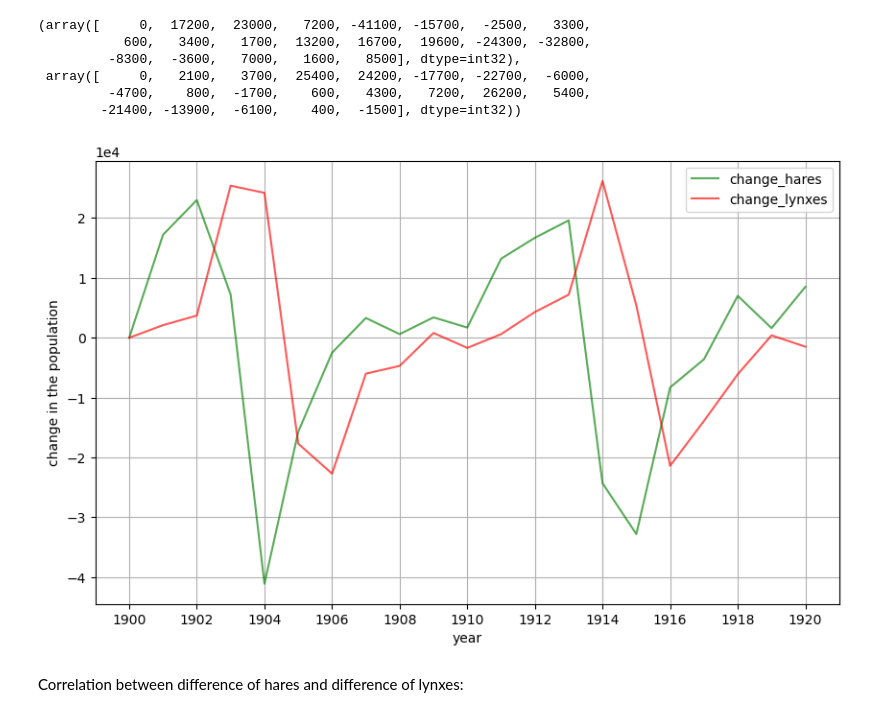
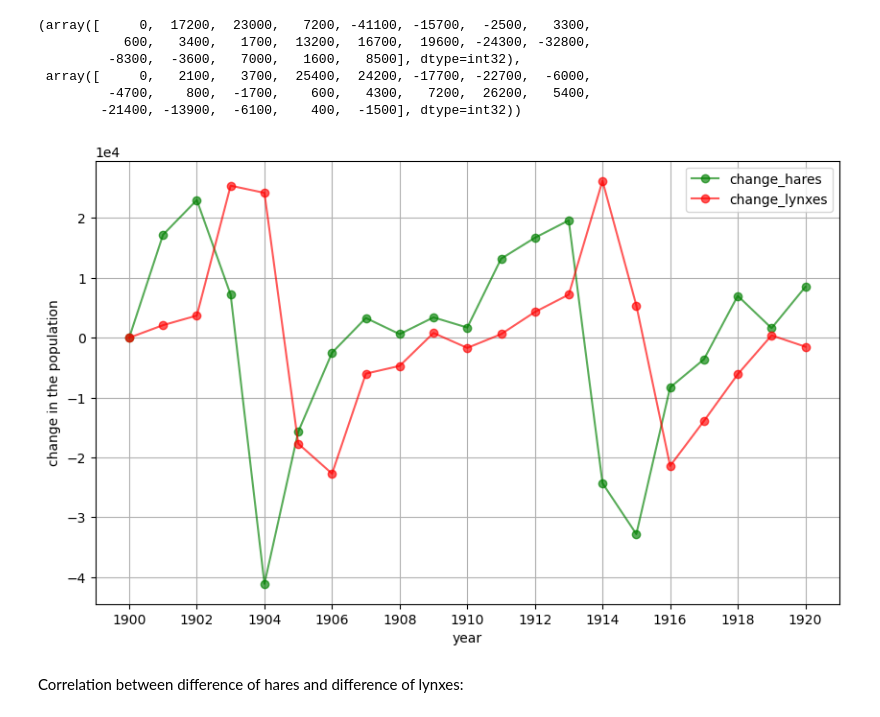
Before and after one commit to NSArt1/StatPrac25, a Jupyter notebook: 2/Hw2.ipynb, the cells around one changed output. Cells and saved outputs as stored; diff of their text form; code cells hidden in the pictures.

```diff
--- a/2/Hw2.ipynb
+++ b/2/Hw2.ipynb
@@ -221,19 +223,19 @@ difHares, difLynxes
         -21400, -13900,  -6100,    400,  -1500], dtype=int32))
 # %%
 fig, (ax) = plt.subplots(1, 1, figsize=(10,6))
-line1, = ax.plot(years, difHares, label='change_hares', color = 'green', alpha = 0.65)
-line2, =ax.plot(years, difLynxes,label ='change_lynxes', color = 'r', alpha =0.65)
+line1, = ax.plot(years, difHares, label='change_hares', marker = 'o', color = 'green', alpha = 0.65)
+line2, =ax.plot(years, difLynxes,label ='change_lynxes', marker = 'o', color = 'r', alpha =0.65)
 ax.set_xlabel('year')
 ax.set_ylabel('change in the population')
 ax.grid()
 sf = ScalarFormatter()
 sf.set_powerlimits((0, 2))
 ax.xaxis.set_major_locator(MultipleLocator(base = 2))
 ax.yaxis.set_major_formatter(sf)
 ax.legend()
 None
 # %% [output]
-[figure, old version]
+[figure, new version]
 # %% [markdown]
 Correlation between difference of hares and difference of lynxes:
 # %%
```
Also changed, not shown: parts of 13 cells of this notebook.
